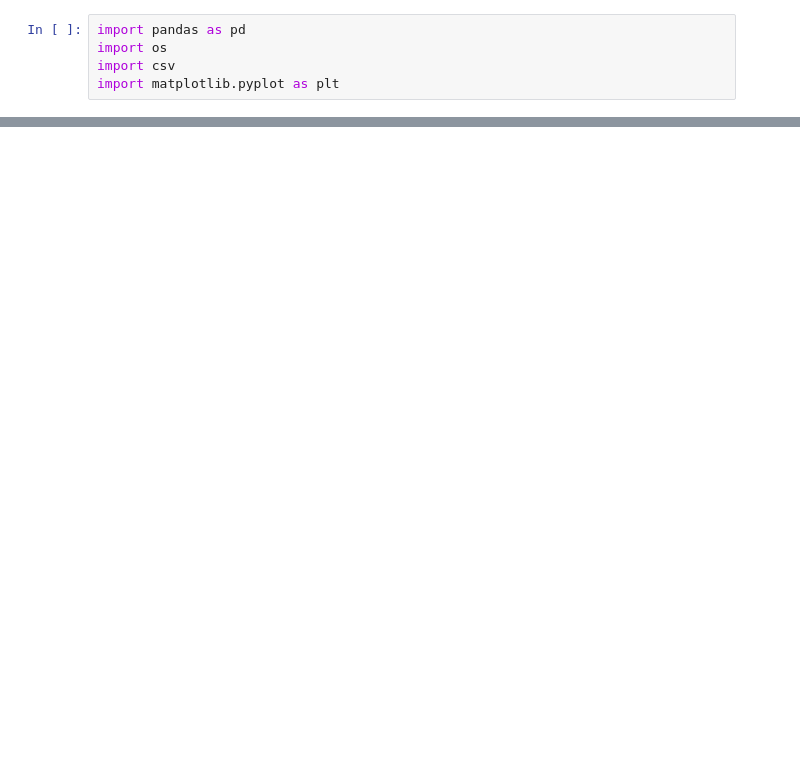
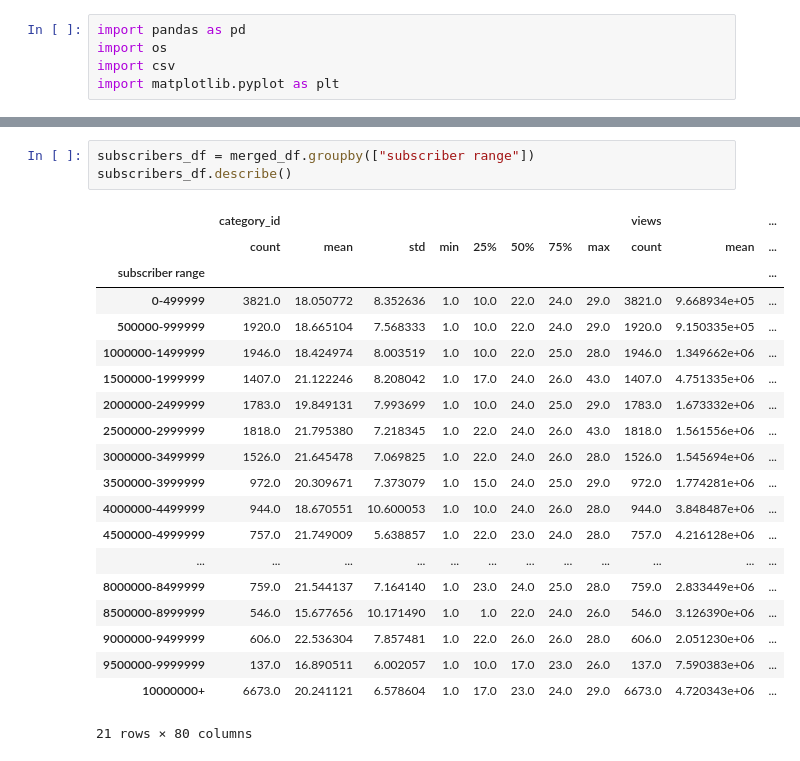
Before and after one commit to hannah8075/youtube-analysis, a Jupyter notebook: video_data.ipynb, the cells around one changed output, grey strips where cells are left out. Drawn from its saved outputs; the diff is of its cells as text; blank space fills up the shorter version.

```diff
--- a/video_data.ipynb
+++ b/video_data.ipynb
@@ -24 +66,25 @@ video_df
+# %%
+subscribers_df = merged_df.groupby(["subscriber range"])
+subscribers_df.describe()
+# %% [output]
+|  | category_id |  |  |  |  |  |  |  | views |  | ... |
+|  | count | mean | std | min | 25% | 50% | 75% | max | count | mean | ... |
+| subscriber range |  |  |  |  |  |  |  |  |  |  | ... |
+| 0-499999 | 3821.0 | 18.050772 | 8.352636 | 1.0 | 10.0 | 22.0 | 24.0 | 29.0 | 3821.0 | 9.668934e+05 | ... |
+| 500000-999999 | 1920.0 | 18.665104 | 7.568333 | 1.0 | 10.0 | 22.0 | 24.0 | 29.0 | 1920.0 | 9.150335e+05 | ... |
+| 1000000-1499999 | 1946.0 | 18.424974 | 8.003519 | 1.0 | 10.0 | 22.0 | 25.0 | 28.0 | 1946.0 | 1.349662e+06 | ... |
+| 1500000-1999999 | 1407.0 | 21.122246 | 8.208042 | 1.0 | 17.0 | 24.0 | 26.0 | 43.0 | 1407.0 | 4.751335e+06 | ... |
+| 2000000-2499999 | 1783.0 | 19.849131 | 7.993699 | 1.0 | 10.0 | 24.0 | 25.0 | 29.0 | 1783.0 | 1.673332e+06 | ... |
+| 2500000-2999999 | 1818.0 | 21.795380 | 7.218345 | 1.0 | 22.0 | 24.0 | 26.0 | 43.0 | 1818.0 | 1.561556e+06 | ... |
+| 3000000-3499999 | 1526.0 | 21.645478 | 7.069825 | 1.0 | 22.0 | 24.0 | 26.0 | 28.0 | 1526.0 | 1.545694e+06 | ... |
+| 3500000-3999999 | 972.0 | 20.309671 | 7.373079 | 1.0 | 15.0 | 24.0 | 25.0 | 29.0 | 972.0 | 1.774281e+06 | ... |
+| 4000000-4499999 | 944.0 | 18.670551 | 10.600053 | 1.0 | 10.0 | 24.0 | 26.0 | 28.0 | 944.0 | 3.848487e+06 | ... |
+| 4500000-4999999 | 757.0 | 21.749009 | 5.638857 | 1.0 | 22.0 | 23.0 | 24.0 | 28.0 | 757.0 | 4.216128e+06 | ... |
+| ... | ... | ... | ... | ... | ... | ... | ... | ... | ... | ... | ... |
+| 8000000-8499999 | 759.0 | 21.544137 | 7.164140 | 1.0 | 23.0 | 24.0 | 25.0 | 28.0 | 759.0 | 2.833449e+06 | ... |
+| 8500000-8999999 | 546.0 | 15.677656 | 10.171490 | 1.0 | 1.0 | 22.0 | 24.0 | 26.0 | 546.0 | 3.126390e+06 | ... |
+| 9000000-9499999 | 606.0 | 22.536304 | 7.857481 | 1.0 | 22.0 | 26.0 | 26.0 | 28.0 | 606.0 | 2.051230e+06 | ... |
+| 9500000-9999999 | 137.0 | 16.890511 | 6.002057 | 1.0 | 10.0 | 17.0 | 23.0 | 26.0 | 137.0 | 7.590383e+06 | ... |
+| 10000000+ | 6673.0 | 20.241121 | 6.578604 | 1.0 | 17.0 | 23.0 | 24.0 | 29.0 | 6673.0 | 4.720343e+06 | ... |
+21 rows × 80 columns
 # %%
```
Also changed, not shown: parts of 4 cells of this notebook.
